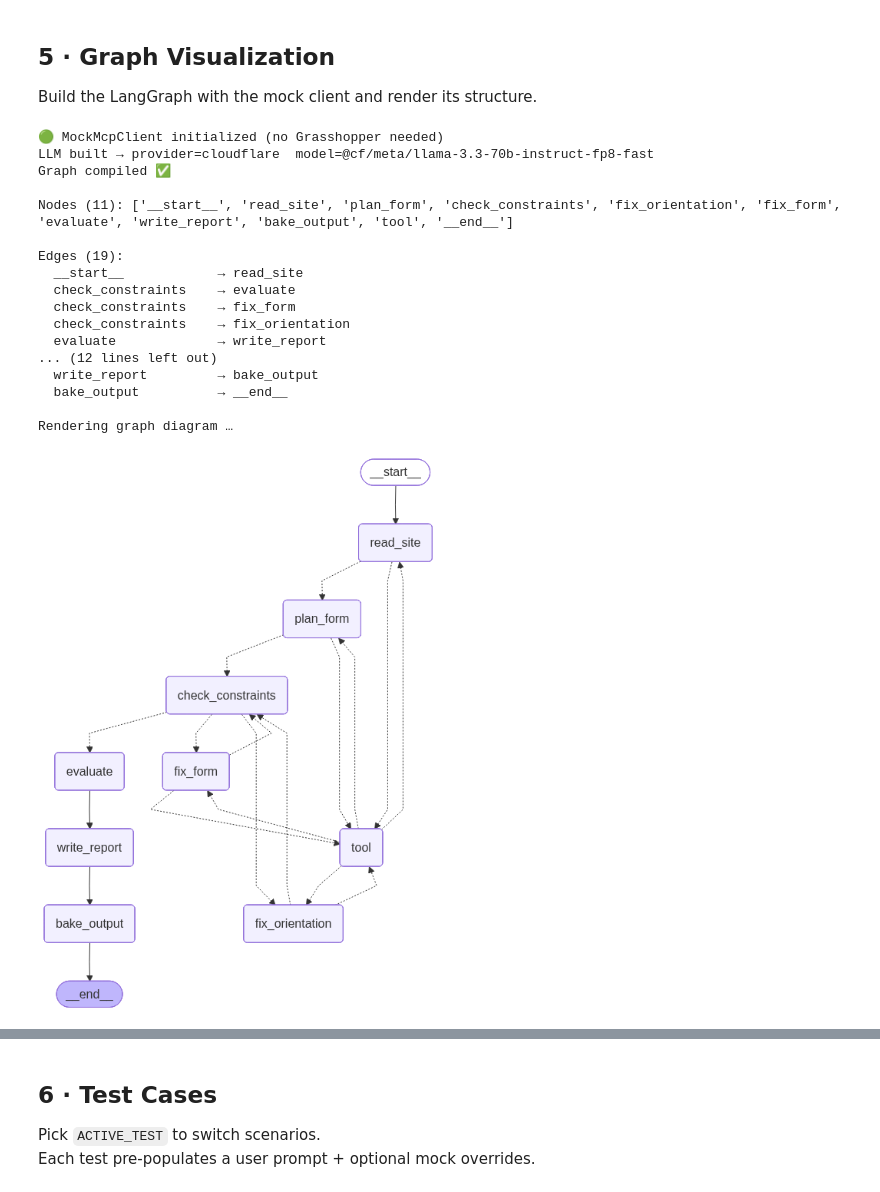
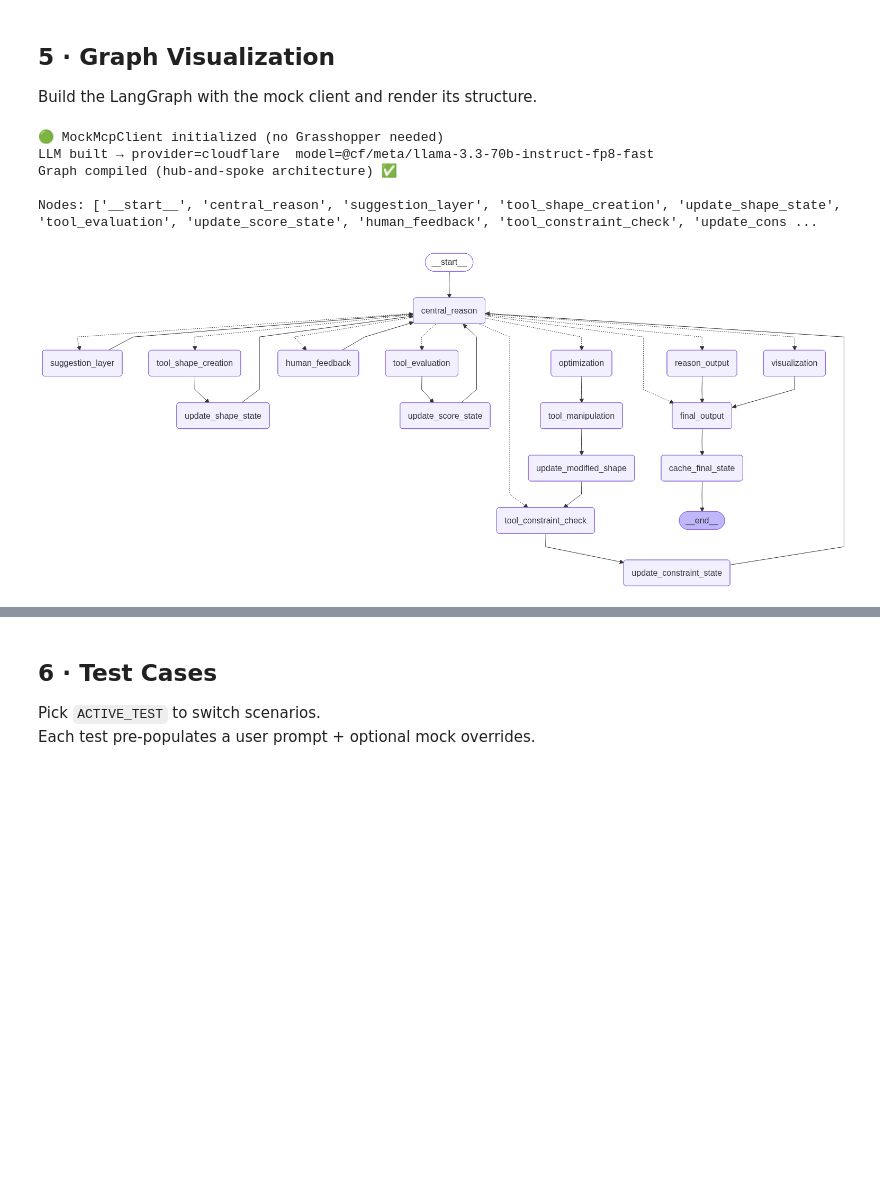
Before and after one commit to raniachihaoui1/PermanenceOS-UI, a Jupyter notebook: team_04/python/terrapilot_explore.ipynb, the cells around one changed output, grey strips where cells are left out. Saved outputs shown, nothing was run; the diff lists cells and outputs as text; code cells hidden in the pictures; blank space fills up the shorter version.

```diff
--- a/team_04/python/terrapilot_explore.ipynb
+++ b/team_04/python/terrapilot_explore.ipynb
@@ -837,15 +837,15 @@ Total: 23 tools (21 GH + 2 LLM-side)
 ## 5 · Graph Visualization <a id="5"></a>
 Build the LangGraph with the mock client and render its structure.
 # %%
+import importlib
 from dataclasses import dataclass
 from pathlib import Path
-from typing import Any
-import importlib
 
-# Reload all changed modules so the kernel picks up the new graph without restart
-import nodes.tools  as _tools_mod;  importlib.reload(_tools_mod)
-import nodes.reason as _reason_mod; importlib.reload(_reason_mod)
-import graph        as _graph_mod;  importlib.reload(_graph_mod)
+# Reload graph and reason modules to pick up the new hub-and-spoke code
+import graph as _graph_mod
+import nodes.reason as _reason_mod
+importlib.reload(_reason_mod)
+importlib.reload(_graph_mod)
 from graph import build_graph
 from IPython.display import display, Image
 
@@ -857,59 +857,43 @@ class NotebookContext:
     layout_data: dict
     max_iterations: int
     edited_layout_path: Path
 
 # Build a context using mock client + override LLM (no API call yet)
 mock_client = MockMcpClient()
 mock_client.initialize()
 tools = mock_client.list_tools()
 
 nb_ctx = NotebookContext(
     llm=build_llm_from_override(tools_schema=tools),
     mcp_client=mock_client,
     tools=tools,
     layout_data={},
     max_iterations=LLM_OVERRIDE["max_iterations"],
     edited_layout_path=PYTHON_DIR.parent / "team_04_edited_layout.json",
 )
 
-# Compile the 9-node graph
+# Compile the graph
 app = build_graph(nb_ctx)
-print("Graph compiled ✅")
+print("Graph compiled (hub-and-spoke architecture) ✅\n")
+print("Nodes:", list(app.get_graph().nodes.keys()))
 
-g = app.get_graph()
-print(f"\nNodes ({len(g.nodes)}): {[n for n in g.nodes]}")
-print(f"\nEdges ({len(g.edges)}):")
-for e in g.edges:
-    print(f"  {e.source:20s} → {e.target}")
-
-# ── Render LangGraph Mermaid PNG ──────────────────────────────────────────────
-print("\nRendering graph diagram …")
+# ── Render as PNG image ───────────────────────────────────────────────────────
 try:
-    png_bytes = g.draw_mermaid_png()
+    png_bytes = app.get_graph().draw_mermaid_png()
     display(Image(png_bytes))
 except Exception as e:
     print(f"PNG render failed ({e}), falling back to ASCII:")
     try:
-        g.print_ascii()
+        app.get_graph().print_ascii()
     except ImportError:
-        print("(install grandalf for ASCII rendering)")
+        g = app.get_graph()
+        print("Nodes:", [n for n in g.nodes.keys()])
+        print("Edges:", [(e.source, e.target) for e in g.edges])
 # %% [output]
 🟢 MockMcpClient initialized (no Grasshopper needed)
 LLM built → provider=cloudflare  model=@cf/meta/llama-3.3-70b-instruct-fp8-fast
-Graph compiled ✅
+Graph compiled (hub-and-spoke architecture) ✅
 
-Nodes (11): ['__start__', 'read_site', 'plan_form', 'check_constraints', 'fix_orientation', 'fix_form', 'evaluate', 'write_report', 'bake_output', 'tool', '__end__']
-
-Edges (19):
-  __start__            → read_site
-  check_constraints    → evaluate
-  check_constraints    → fix_form
-  check_constraints    → fix_orientation
-  evaluate             → write_report
-... (12 lines left out)
-  write_report         → bake_output
-  bake_output          → __end__
-
-Rendering graph diagram …
+Nodes: ['__start__', 'central_reason', 'suggestion_layer', 'tool_shape_creation', 'update_shape_state', 'tool_evaluation', 'update_score_state', 'human_feedback', 'tool_constraint_check', 'update_cons ...
-[figure, old version]
+[figure, new version]
 # %%
```
Also changed, not shown: parts of 5 cells of this notebook, 6 other files.
